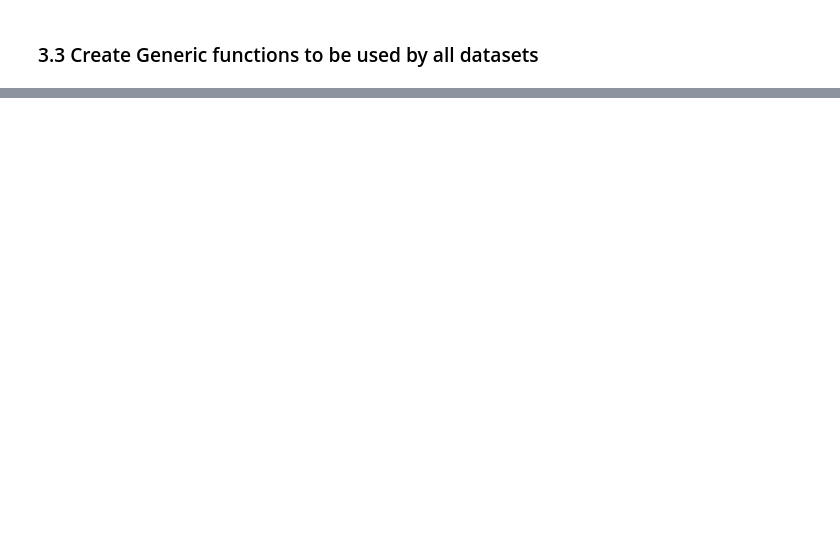
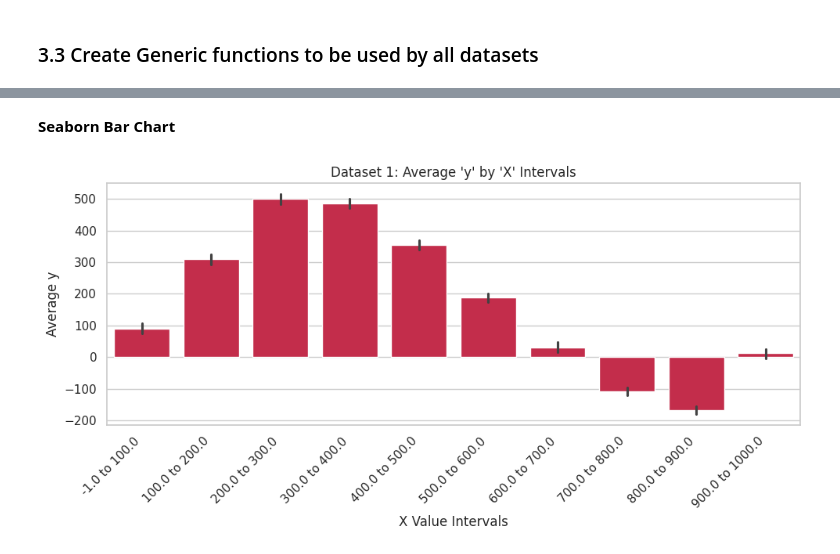
Before and after one commit to huzefar/oxford, a Jupyter notebook: CML/workspace/Task-1.ipynb, the cells around one changed output, grey strips where cells are left out. Drawn from its saved outputs; the diff is of its cells as text; code cells hidden in the pictures; blank space fills up the shorter version.

```diff
--- a/CML/workspace/Task-1.ipynb
+++ b/CML/workspace/Task-1.ipynb
@@ -144,0 +207,28 @@ def evaluate_model(model, X_train, X_test, Y_train, Y_test, model_name):
+# %% [markdown]
+**Seaborn Bar Chart**
+# %%
+# 1. Group X into 10 equal-width bins
+df1['X_binned'] = pd.cut(df1['X'], bins=10)
+
+sns.set_theme(style="whitegrid")
+plt.figure(figsize=(10, 5))
+
+ax = sns.barplot(
+    data=df1,
+    x='X_binned',
+    y='y',
+    color='crimson',
+    legend=False
+)
+
+bin_labels = [f"{interval.left:.1f} to {interval.right:.1f}" for interval in df1['X_binned'].cat.categories]
+ax.set_xticklabels(bin_labels, rotation=45, ha='right')
+
+plt.xlabel("X Value Intervals")
+plt.ylabel("Average y")
+plt.title("Dataset 1: Average 'y' by 'X' Intervals")
+
+plt.tight_layout()
+plt.show()
+# %% [output]
+[figure, added]
```
Also changed, not shown: parts of 13 cells of this notebook, 8 other files.
